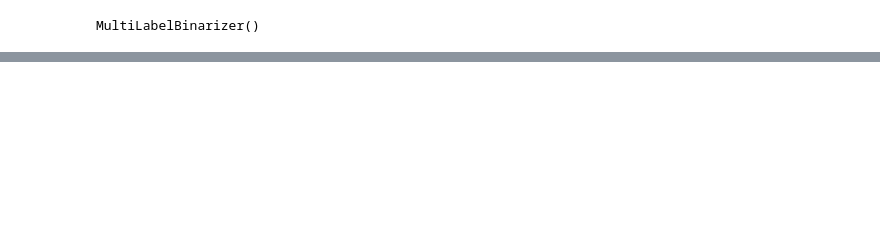
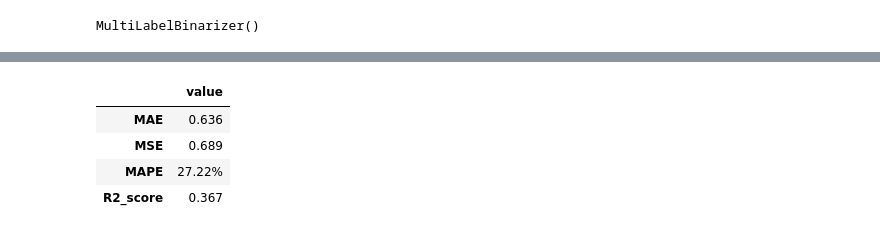
Before and after one commit to aleks-haksly/Simulative, a Jupyter notebook: ML/recomendation.ipynb, the cells around one changed output, grey strips where cells are left out. Drawn from its saved outputs; the diff is of its cells as text; code cells hidden in the pictures; blank space fills up the shorter version.

```diff
--- a/ML/recomendation.ipynb
+++ b/ML/recomendation.ipynb
@@ -301,7 +284,7 @@ X_test
 # %%
 lasso_pipe = Pipeline(
     [
-        ("Custom_transformer", CustomTransformer(movies_data=movies_df, avg=np.mean)),
+        ("Custom_transformer", CustomTransformer()),
         ("OneHotEncoder", col_transformer),
         ("simple_model", Lasso())
     ]
@@ -309,7 +292,7 @@ lasso_pipe = Pipeline(
 
 ridge_pipe = Pipeline(
     [
-        ("Custom_transformer", CustomTransformer(movies_data=movies_df, avg=np.mean)),
+        ("Custom_transformer", CustomTransformer()),
         ("OneHotEncoder", col_transformer),
         ("simple_model", Ridge())
     ]
@@ -319,7 +302,6 @@ param_grid = {
     "simple_model__alpha": np.logspace(-1, 3, 10),
     "simple_model__max_iter": [100, 1000],
     "Custom_transformer__avg": [np.mean, np.median],
-    "Custom_transformer__a": list(np.arange(0.1, 1.1, 0.1))
 }
 # %%
 %%time
@@ -329,8 +311,7 @@ for model in [lasso_pipe, ridge_pipe]:
                           param_grid,
                           cv=splitter,
                           scoring='neg_mean_absolute_error', # В качестве метрики для выбора лучшей модели возьмем MAE
-                          #n_jobs=-1,
-                          verbose=3,
+                          verbose=1,
                           return_train_score=True,
                           error_score="raise")
 
@@ -379,2 +341,8 @@ array([ 1.04059101e-02, -2.49558826e-03,  4.40923125e-02,  3.32142263e-06,
 # %%
-evaluate_model(y_test, final_pipe.fit(X_train, y_train).predict(X_test))
+evaluate_model(y_test, search.predict(X_test))
+# %% [output]
+|  | value |
+| MAE | 0.636 |
+| MSE | 0.689 |
+| MAPE | 27.22% |
+| R2_score | 0.367 |
```
Also changed, not shown: parts of 26 cells of this notebook.
